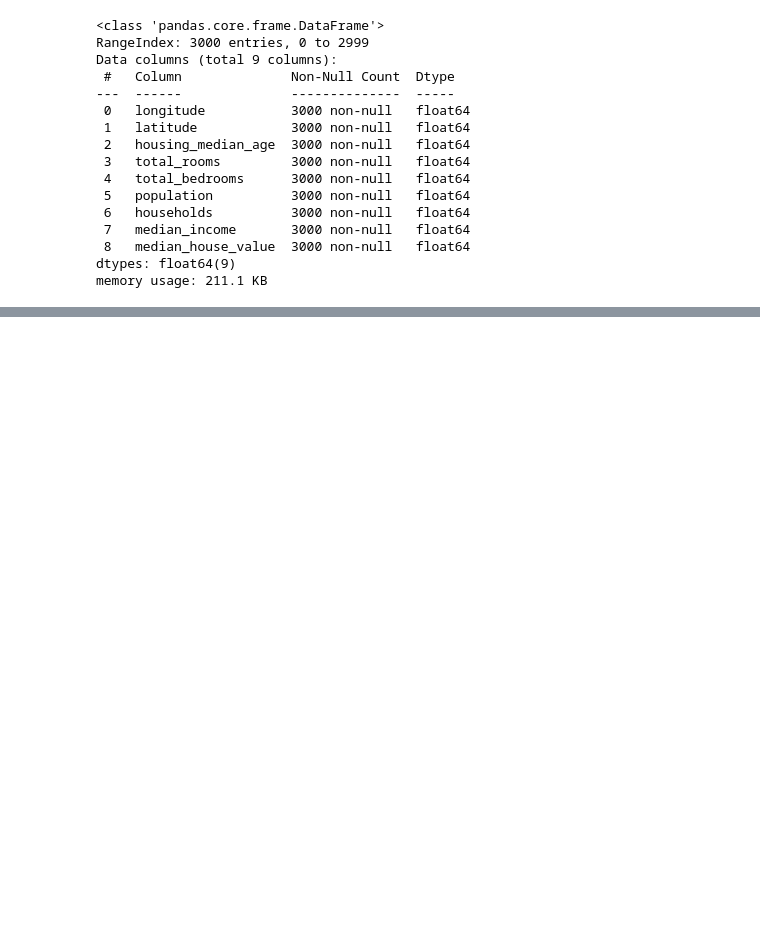
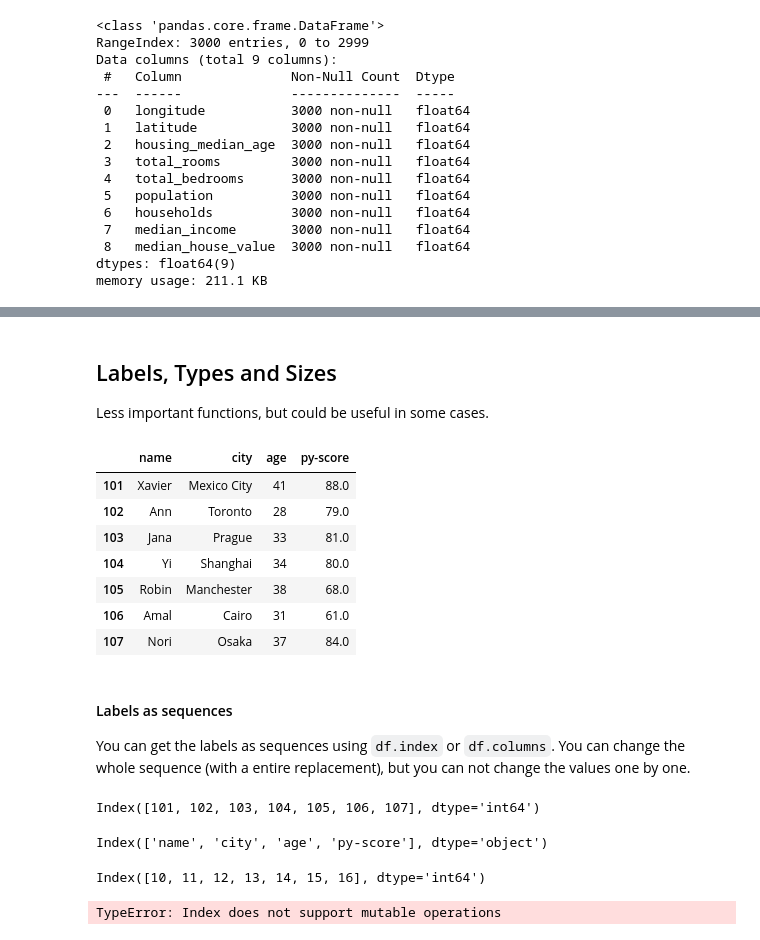
Before and after one commit to ZosoV/pandas_review, a Jupyter notebook: 001_intro_to_pandas.ipynb, the cells around one changed output, grey strips where cells are left out. Cells and saved outputs as stored; diff of their text form; code cells hidden in the pictures; blank space fills up the shorter version.

Commit message:
correcting intro to pandas and adding some parts of indexing, slicing and filtering

```diff
--- a/001_intro_to_pandas.ipynb
+++ b/001_intro_to_pandas.ipynb
@@ -380,0 +387,49 @@ as I remember one of them focus on columms and the other in rows.
+# %% [markdown]
+## Labels, Types and Sizes
+
+Less important functions, but could be useful in some cases.
+# %%
+data = {
+     'name': ['Xavier', 'Ann', 'Jana', 'Yi', 'Robin', 'Amal', 'Nori'],
+     'city': ['Mexico City', 'Toronto', 'Prague', 'Shanghai',
+              'Manchester', 'Cairo', 'Osaka'],
+     'age': [41, 28, 33, 34, 38, 31, 37],
+     'py-score': [88.0, 79.0, 81.0, 80.0, 68.0, 61.0, 84.0]
+ }
+
+row_labels = [101, 102, 103, 104, 105, 106, 107]
+df = pd.DataFrame(data=data, index=row_labels)
+
+df
+# %% [output]
+|  | name | city | age | py-score |
+| 101 | Xavier | Mexico City | 41 | 88.0 |
+| 102 | Ann | Toronto | 28 | 79.0 |
+| 103 | Jana | Prague | 33 | 81.0 |
+| 104 | Yi | Shanghai | 34 | 80.0 |
+| 105 | Robin | Manchester | 38 | 68.0 |
+| 106 | Amal | Cairo | 31 | 61.0 |
+| 107 | Nori | Osaka | 37 | 84.0 |
+# %% [markdown]
+#### Labels as sequences
+
+You can get the labels as sequences using `df.index` or `df.columns`. You can
+change the whole sequence (with a entire replacement), but you can not change
+the values one by one.
+# %%
+df.index
+# %% [output]
+Index([101, 102, 103, 104, 105, 106, 107], dtype='int64')
+# %%
+df.columns
+# %% [output]
+Index(['name', 'city', 'age', 'py-score'], dtype='object')
+# %%
+df.index = np.arange(10,17)
+df.index
+# %% [output]
+Index([10, 11, 12, 13, 14, 15, 16], dtype='int64')
+# %%
+df.columns[0] = "different" # error
+# %% [output]
+TypeError: Index does not support mutable operations
```
Also changed, not shown: parts of 8 cells of this notebook, 3 other files.
